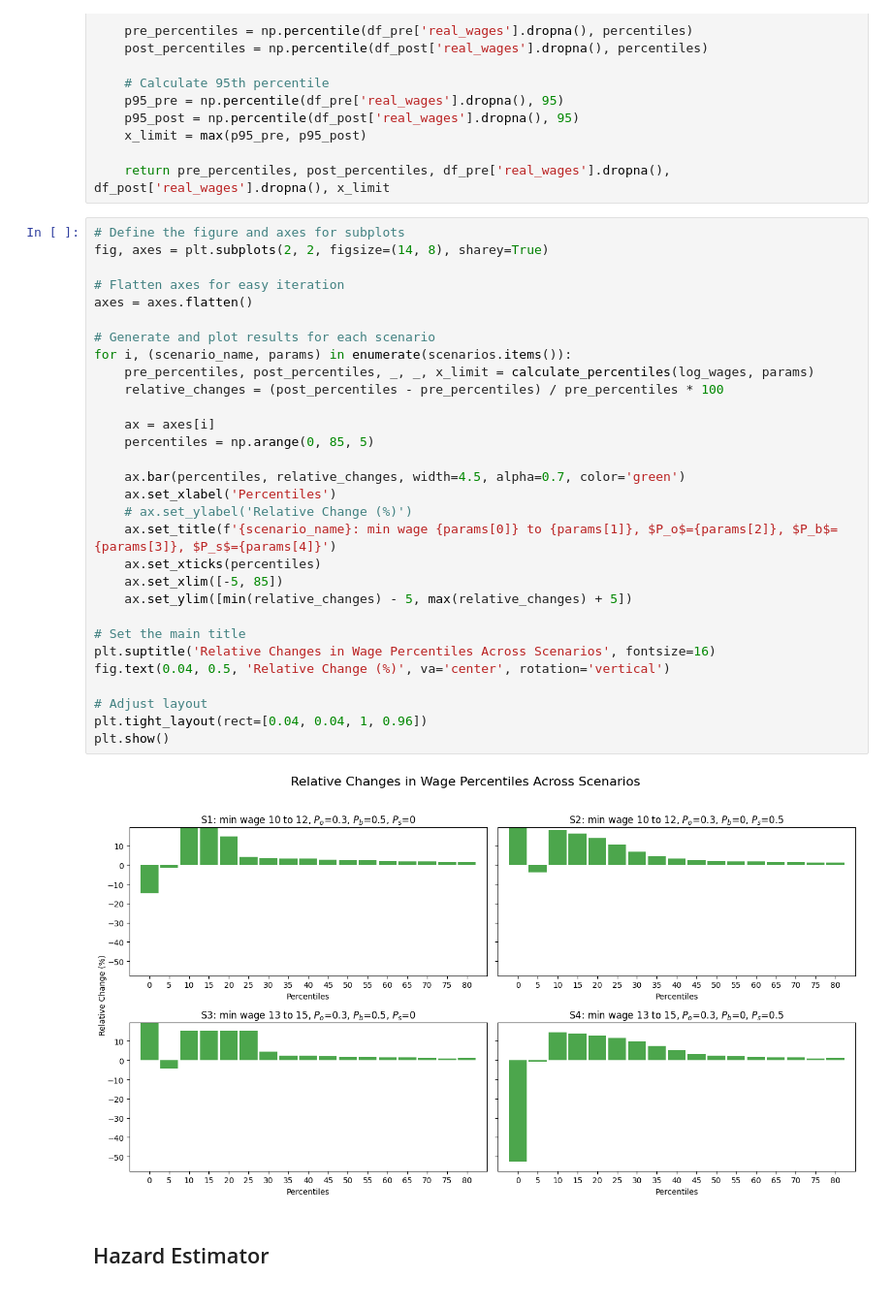
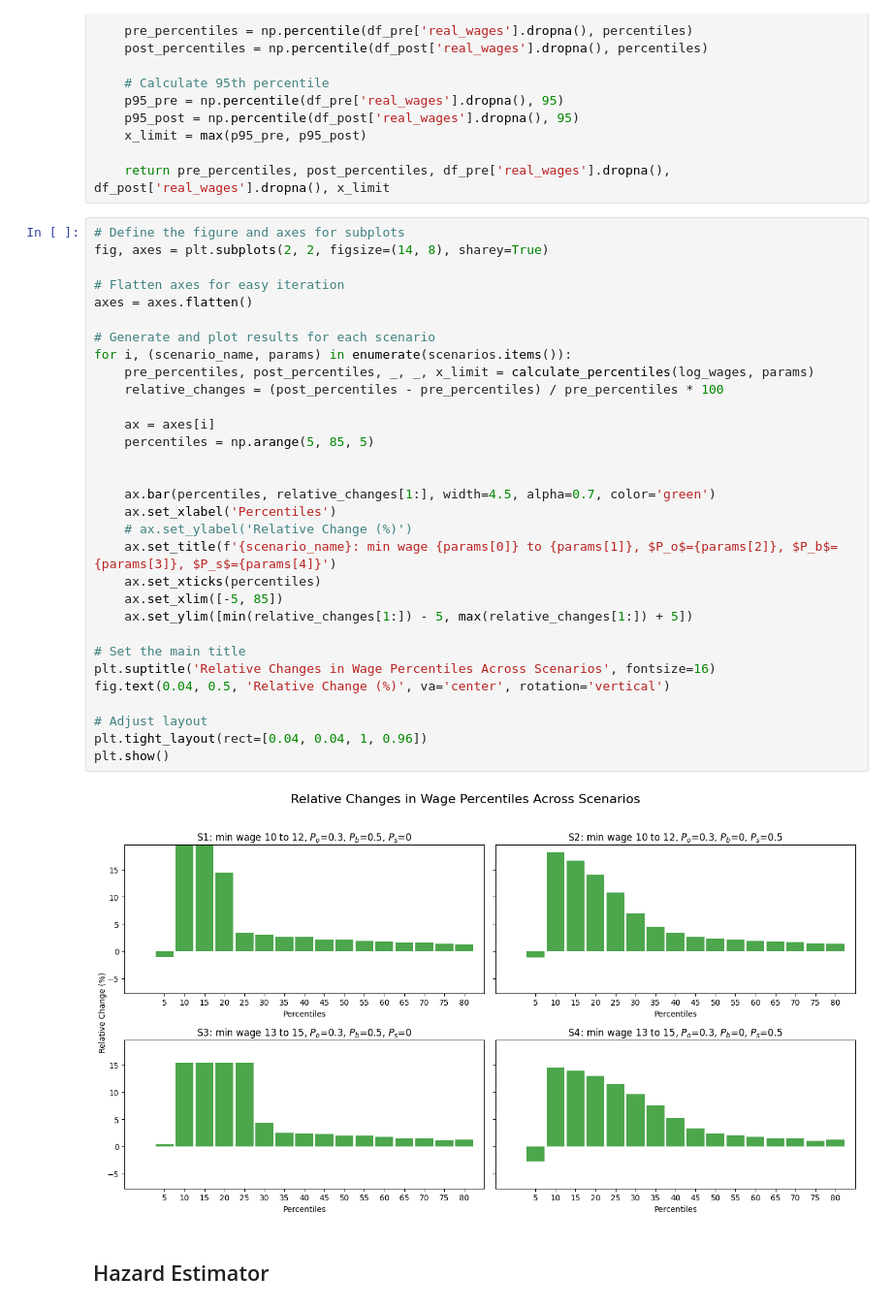
Before and after one commit to boyuchen21/minimum_wage, a Jupyter notebook: codes/compare_estimators.ipynb, the cells around one changed output. Shown: that part at 97% size. Drawn from its saved outputs; the diff is of its cells as text.

```diff
--- a/codes/compare_estimators.ipynb
+++ b/codes/compare_estimators.ipynb
@@ -228,35 +228,36 @@ def calculate_percentiles(log_wages, scenario):
 # %%
 # Define the figure and axes for subplots
 fig, axes = plt.subplots(2, 2, figsize=(14, 8), sharey=True)
 
 # Flatten axes for easy iteration
 axes = axes.flatten()
 
 # Generate and plot results for each scenario
 for i, (scenario_name, params) in enumerate(scenarios.items()):
     pre_percentiles, post_percentiles, _, _, x_limit = calculate_percentiles(log_wages, params)
     relative_changes = (post_percentiles - pre_percentiles) / pre_percentiles * 100
 
     ax = axes[i]
-    percentiles = np.arange(0, 85, 5)
+    percentiles = np.arange(5, 85, 5)
 
-    ax.bar(percentiles, relative_changes, width=4.5, alpha=0.7, color='green')
+
+    ax.bar(percentiles, relative_changes[1:], width=4.5, alpha=0.7, color='green')
     ax.set_xlabel('Percentiles')
     # ax.set_ylabel('Relative Change (%)')
     ax.set_title(f'{scenario_name}: min wage {params[0]} to {params[1]}, $P_o$={params[2]}, $P_b$={params[3]}, $P_s$={params[4]}')
     ax.set_xticks(percentiles)
     ax.set_xlim([-5, 85])
-    ax.set_ylim([min(relative_changes) - 5, max(relative_changes) + 5])
+    ax.set_ylim([min(relative_changes[1:]) - 5, max(relative_changes[1:]) + 5])
 
 # Set the main title
 plt.suptitle('Relative Changes in Wage Percentiles Across Scenarios', fontsize=16)
 fig.text(0.04, 0.5, 'Relative Change (%)', va='center', rotation='vertical')
 
 # Adjust layout
 plt.tight_layout(rect=[0.04, 0.04, 1, 0.96])
 plt.show()
 # %% [output]
-[figure, old version]
+[figure, new version]
 # %% [markdown]
 ## Hazard Estimator
 # %%
```
Also changed, not shown: 3 other files.
